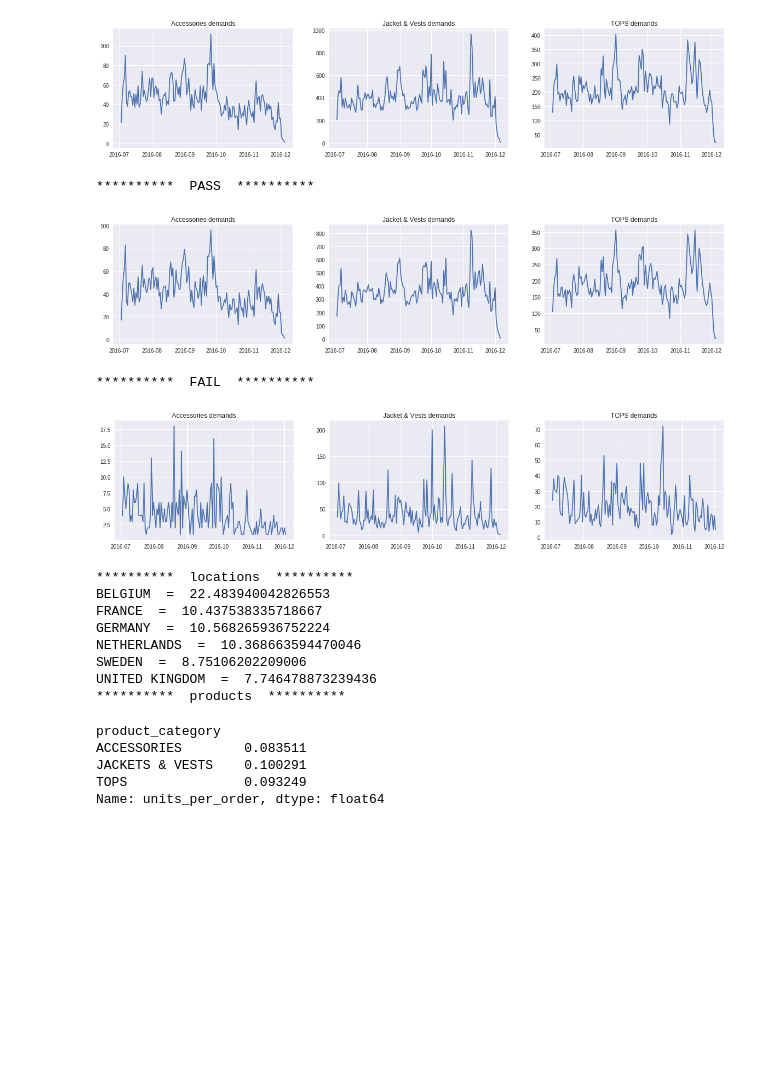
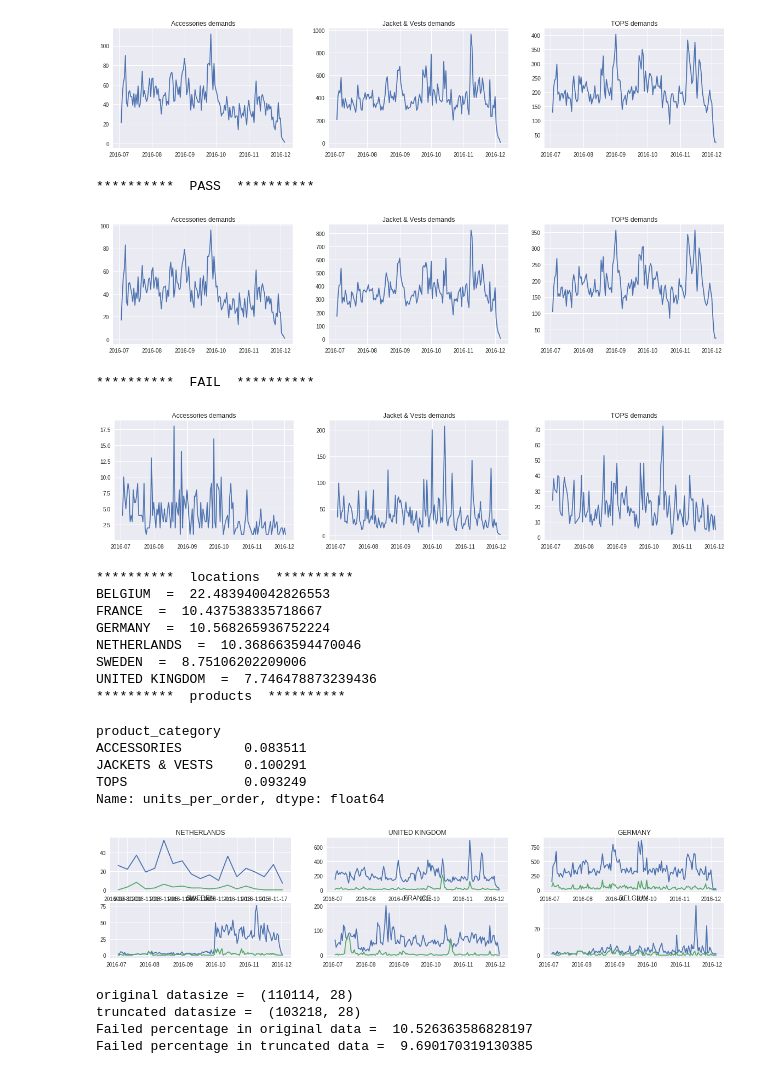
Before and after one commit to ghoshal7/Supply_Chain_Analytics, a Jupyter notebook: Supply_Chain_Notebook.ipynb, the cells around one changed output. Saved outputs shown, nothing was run; the diff lists cells and outputs as text; code cells hidden in the pictures; blank space fills up the shorter version.

```diff
--- a/Supply_Chain_Notebook.ipynb
+++ b/Supply_Chain_Notebook.ipynb
@@ -308,32 +308,55 @@ plt.show()
 ## Explore locations
 print('*'*10, ' locations ', '*'*10)
 failed_order_counts = df2.groupby('country').sum()['units_per_order']
 total_order_counts = df3.groupby('country').sum()['units_per_order']
-# pd.DataFrame([failed_order_counts, total_order_counts], columns=['Failed', 'Total'])
-#print(failed_order_counts, total_order_counts)
+
 
 countries = ['BELGIUM', 'FRANCE', 'GERMANY', 'NETHERLANDS', 'SWEDEN', 'UNITED KINGDOM']
 for i,j,k in zip(failed_order_counts, total_order_counts, countries):
   print (k, ' = ', (i/j)*100)
 
+
+## Locations
+countries = set(df3.country)
+f,((a,b,c),(d,e,f)) = plt.subplots(2,3, figsize = (20,4))
+for i, j in zip(countries, [a,b,c,d,e,f]):
+  df_ = df3[df3.country == str(i)]
+  demand = df_.groupby(df_.date_order).sum()['units_per_order']
+  success = df_.groupby(df_.date_order).sum()['delivered_to_plan']
+  failures = demand-success
+  j.plot(demand);j.plot(failures); j.set_title(i)
+
+
+
 ## Explore product categories
 print('*'*10, ' products ', '*'*10)
 df3[df3.delivered_to_plan==0].groupby('product_category').sum()['units_per_order']/df3.groupby('product_category').sum()['units_per_order']
 # %% [output]
 **********  PASS  **********
 [figure]
 **********  FAIL  **********
 [figure]
 **********  locations  **********
 BELGIUM  =  22.483940042826553
 FRANCE  =  10.437538335718667
 GERMANY  =  10.568265936752224
 NETHERLANDS  =  10.368663594470046
 SWEDEN  =  8.75106202209006
 UNITED KINGDOM  =  7.746478873239436
 **********  products  **********
 product_category
 ACCESSORIES        0.083511
 JACKETS & VESTS    0.100291
 TOPS               0.093249
 Name: units_per_order, dtype: float64
+[figure, added]
+# %%
+print('original datasize = ', df.shape)
+print('truncated datasize = ', df3.shape)
+print('Failed percentage in original data = ', df[df.delivered_to_plan==0].shape[0]*100/df.shape[0])
+print('Failed percentage in truncated data = ', df3[df3.delivered_to_plan==0].shape[0]*100/df3.shape[0])
+# %% [output]
+original datasize =  (110114, 28)
+truncated datasize =  (103218, 28)
+Failed percentage in original data =  10.526363586828197
+Failed percentage in truncated data =  9.690170319130385
```
Also changed, not shown: parts of 2 cells of this notebook.
